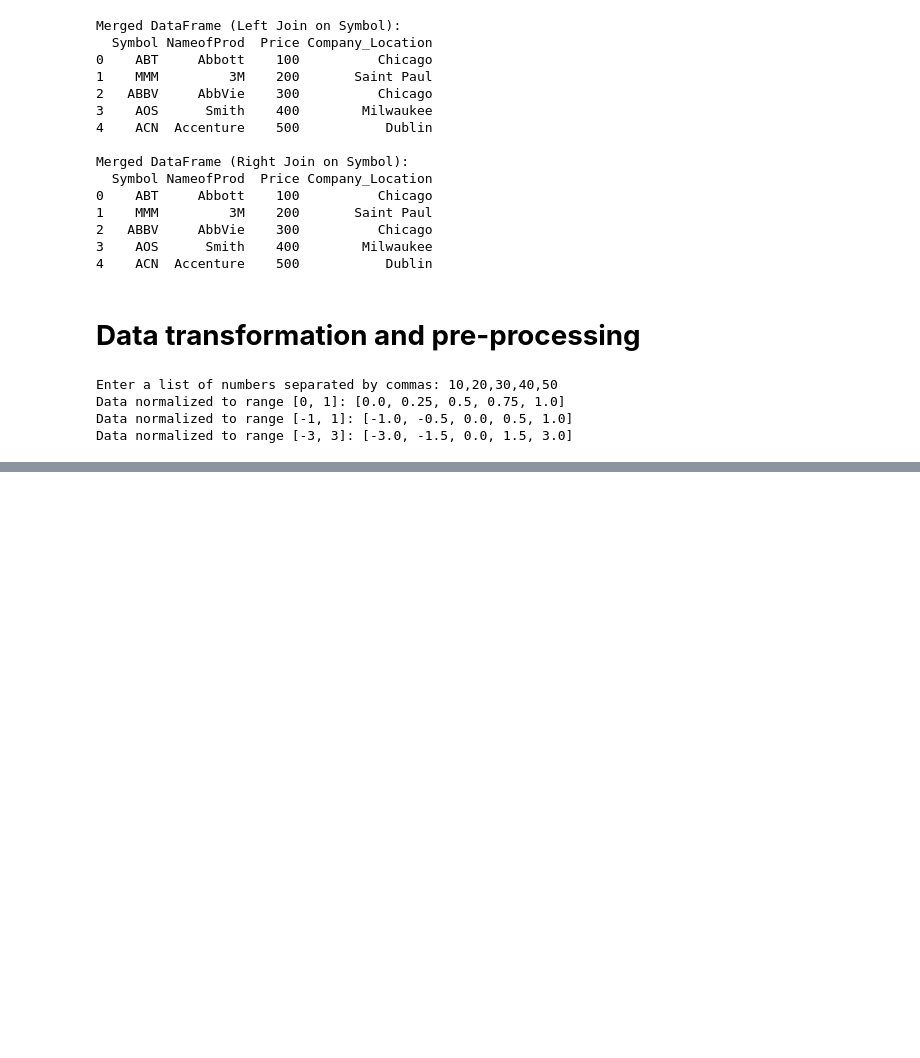
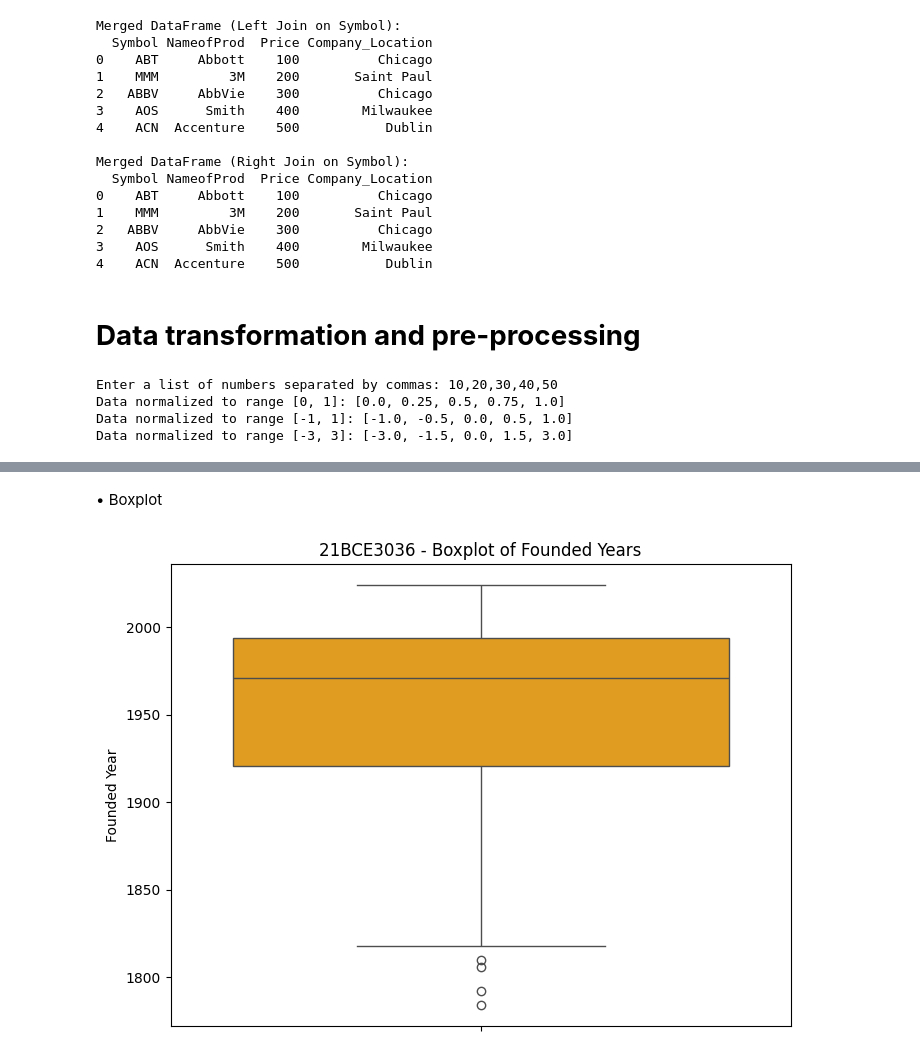
Before and after one commit to Rahulaggl/EDA, a Jupyter notebook: LAB_DA_1.ipynb, the cells around one changed output, grey strips where cells are left out. Cells and saved outputs as stored; diff of their text form; code cells hidden in the pictures; blank space fills up the shorter version.

```diff
--- a/LAB_DA_1.ipynb
+++ b/LAB_DA_1.ipynb
@@ -479,0 +705,11 @@ Data normalized to range [-3, 3]: [-3.0, -1.5, 0.0, 1.5, 3.0]
+# %% [markdown]
+• Boxplot
+# %%
+# 4. Boxplot
+plt.figure(figsize=(8,6))
+sns.boxplot(y=founded_data, color='orange')
+plt.title(f'{roll_number} - Boxplot of Founded Years')
+plt.ylabel('Founded Year')
+plt.show()
+# %% [output]
+[figure, added]
```
Also changed, not shown: parts of 96 cells of this notebook.
